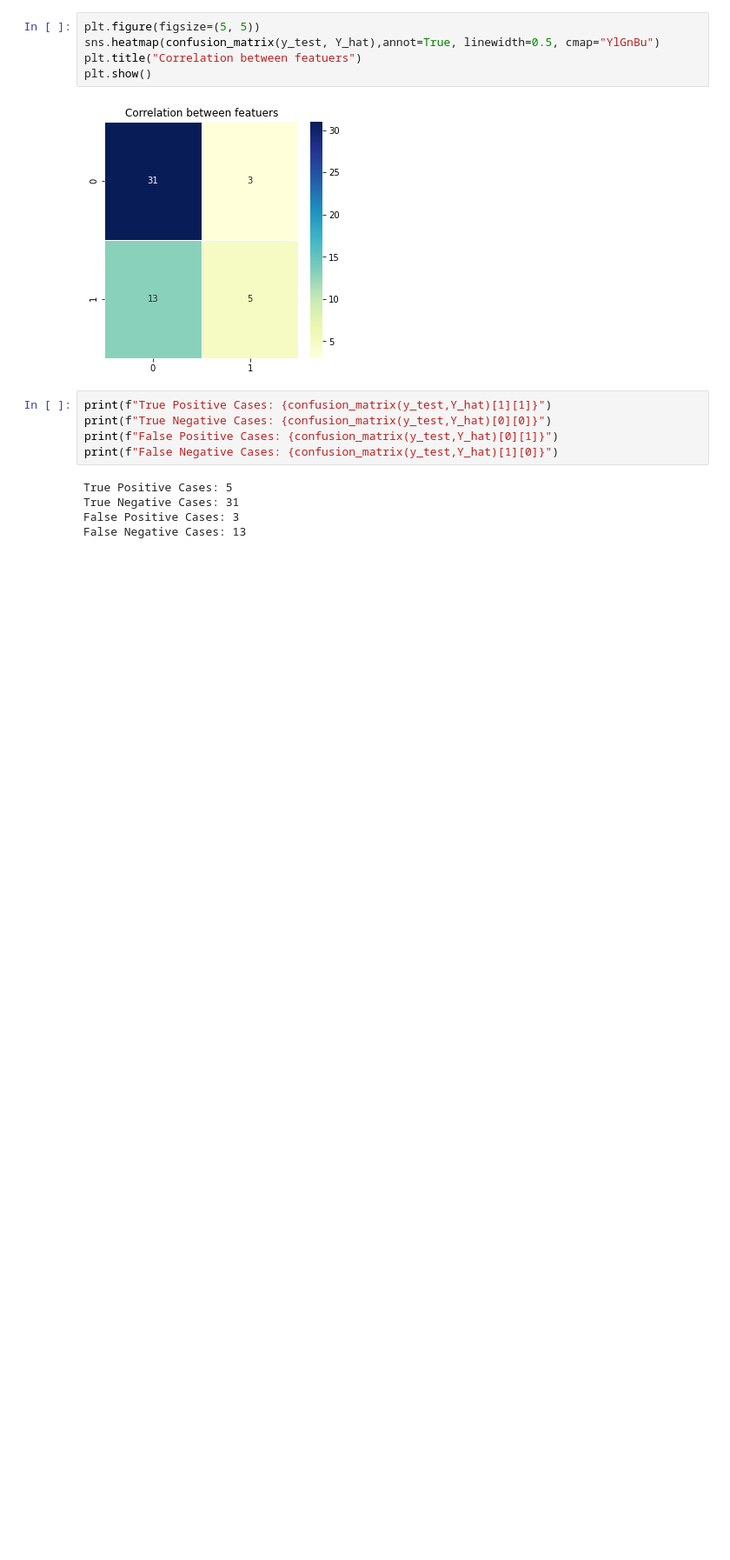
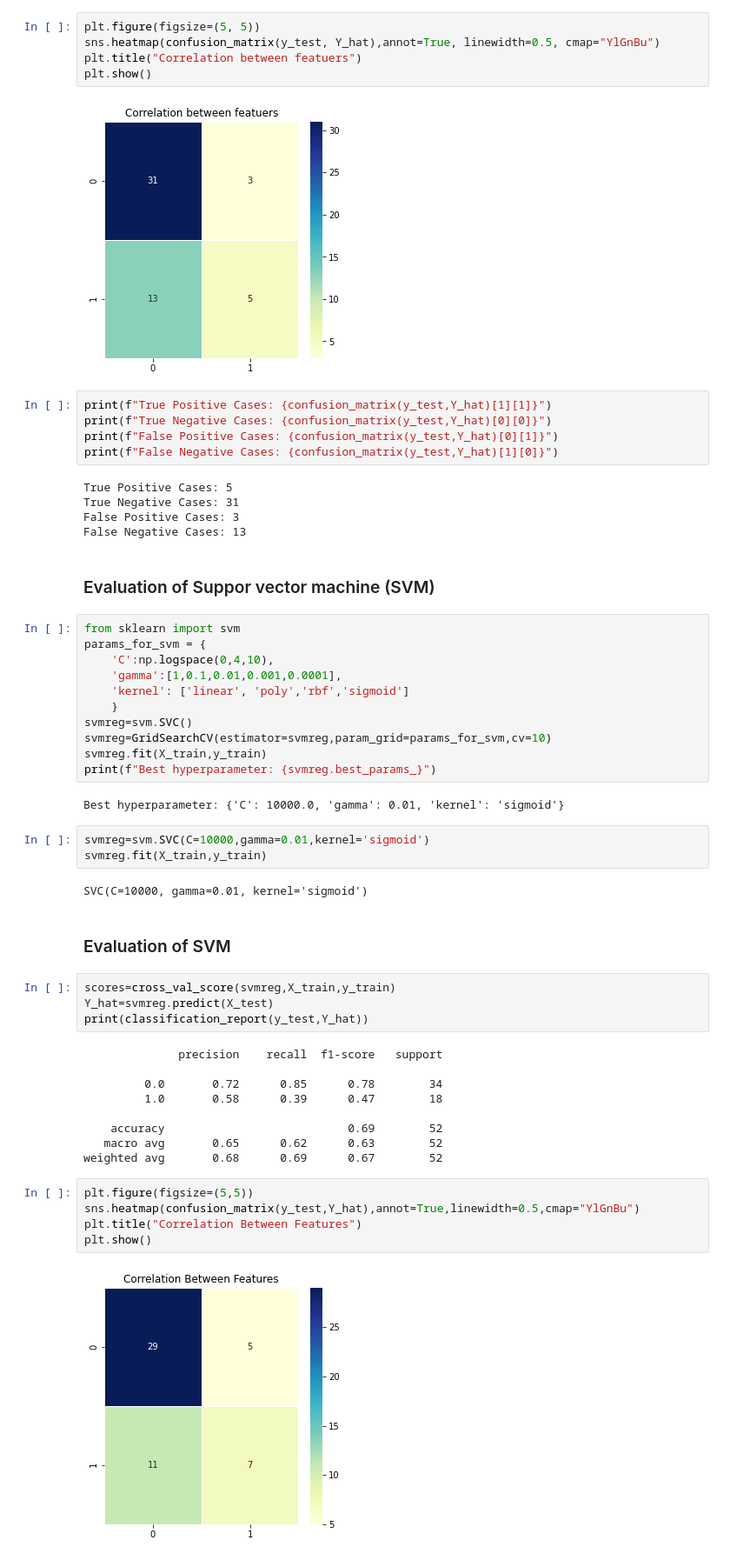
Before and after one commit to HemanthSai7/DSP, a Jupyter notebook: heart_failure.ipynb, the cells around one changed output. Shown: that part at 87% size. Cells and saved outputs as stored; diff of their text form; blank space fills up the shorter version.

```diff
--- a/heart_failure.ipynb
+++ b/heart_failure.ipynb
@@ -366,3 +359,45 @@ True Positive Cases: 5
 True Negative Cases: 31
 False Positive Cases: 3
 False Negative Cases: 13
+# %% [markdown]
+### Evaluation of Suppor vector machine (SVM)
+# %%
+from sklearn import svm
+params_for_svm = {
+    'C':np.logspace(0,4,10),
+    'gamma':[1,0.1,0.01,0.001,0.0001],
+    'kernel': ['linear', 'poly','rbf','sigmoid']
+    }
+svmreg=svm.SVC()
+svmreg=GridSearchCV(estimator=svmreg,param_grid=params_for_svm,cv=10)
+svmreg.fit(X_train,y_train)
+print(f"Best hyperparameter: {svmreg.best_params_}")
+# %% [output]
+Best hyperparameter: {'C': 10000.0, 'gamma': 0.01, 'kernel': 'sigmoid'}
+# %%
+svmreg=svm.SVC(C=10000,gamma=0.01,kernel='sigmoid')
+svmreg.fit(X_train,y_train)
+# %% [output]
+SVC(C=10000, gamma=0.01, kernel='sigmoid')
+# %% [markdown]
+### Evaluation of SVM
+# %%
+scores=cross_val_score(svmreg,X_train,y_train)
+Y_hat=svmreg.predict(X_test)
+print(classification_report(y_test,Y_hat))
+# %% [output]
+              precision    recall  f1-score   support
+
+         0.0       0.72      0.85      0.78        34
+         1.0       0.58      0.39      0.47        18
+
+    accuracy                           0.69        52
+   macro avg       0.65      0.62      0.63        52
+weighted avg       0.68      0.69      0.67        52
+# %%
+plt.figure(figsize=(5,5))
+sns.heatmap(confusion_matrix(y_test,Y_hat),annot=True,linewidth=0.5,cmap="YlGnBu")
+plt.title("Correlation Between Features")
+plt.show()
+# %% [output]
+[figure, added]
```
Also changed, not shown: parts of 2 cells of this notebook.
